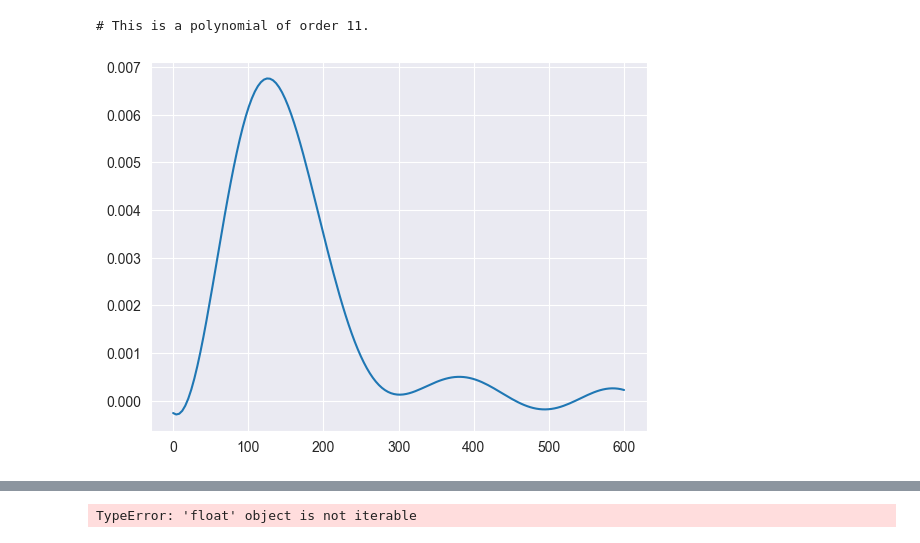
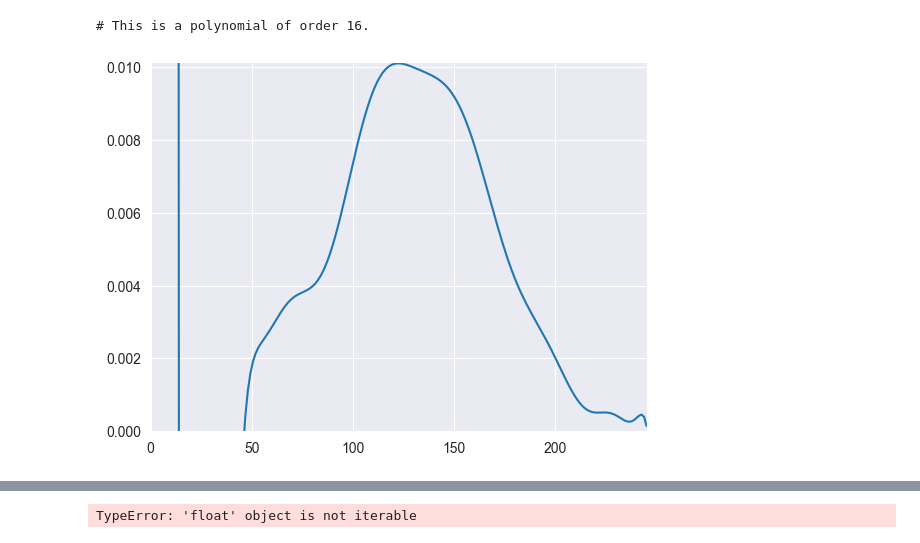
Before and after one commit to jc-cp/akina, a Jupyter notebook: Regression.ipynb, the cells around one changed output, grey strips where cells are left out. Drawn from its saved outputs; the diff is of its cells as text; code cells hidden in the pictures.

```diff
--- a/Regression.ipynb
+++ b/Regression.ipynb
@@ -21,6 +21,11 @@ numericVars = ['MILEAGE','POWER_IN_KW', 'HORSEPOWER',
        'CONSUMPTION_HIGHWAY', 'CONSUMPTION_CITY', 'CONSUMPTION_MIXED',
        'CO2_EMISSION']
 listings_numeric = listings[numericVars]
+n_std = 2
+for col in listings_numeric.columns:
+    mean = listings_numeric[col].mean()
+    sd = listings_numeric[col].std()
+    listings_numeric = listings_numeric[listings_numeric[col] <= mean+(n_std*sd)]
 # %%
 print(listings_numeric)
 # %% [output]
@@ -49,4 +59,8 @@ sns.displot(listings_numeric['HORSEPOWER'], kde = True, stat = 'count')
 # %%
 # x,y = sns.distplot(listings_numeric['HORSEPOWER'], hist=False).get_lines()[0].get_data()
-x,y = sns.kdeplot(listings_numeric['HORSEPOWER']).get_lines()[0].get_data()
+x,y = sns.kdeplot(listings_numeric['HORSEPOWER'], cut=0).get_lines()[0].get_data()
+#density = sns.kdeplot(listings_numeric['HORSEPOWER']).get_lines()[0]
+#print(type(density))
+print(np.max(x))
+print(len(y))
 # %% [output]
@@ -86,12 +90,14 @@ def PolyCoefficients(x, coeffs):
 
     return y
 # %%
-coeffs10 = np.polyfit(x,y, 10)
-fx = np.linspace(0,600,150)
+coeffs10 = np.polyfit(x,y, 15)
+fx = np.linspace(0,np.max(x),len(x))
 function = PolyCoefficients(fx, coeffs10)
 
+plt.xlim(0, np.max(x))
+plt.ylim(0, np.max(y))
 plt.plot(fx, function)
 plt.show()
 # %% [output]
-# This is a polynomial of order 11.
+# This is a polynomial of order 16.
-[figure, old version]
+[figure, new version]
```
Also changed, not shown: parts of 15 cells of this notebook, 5 other files.
